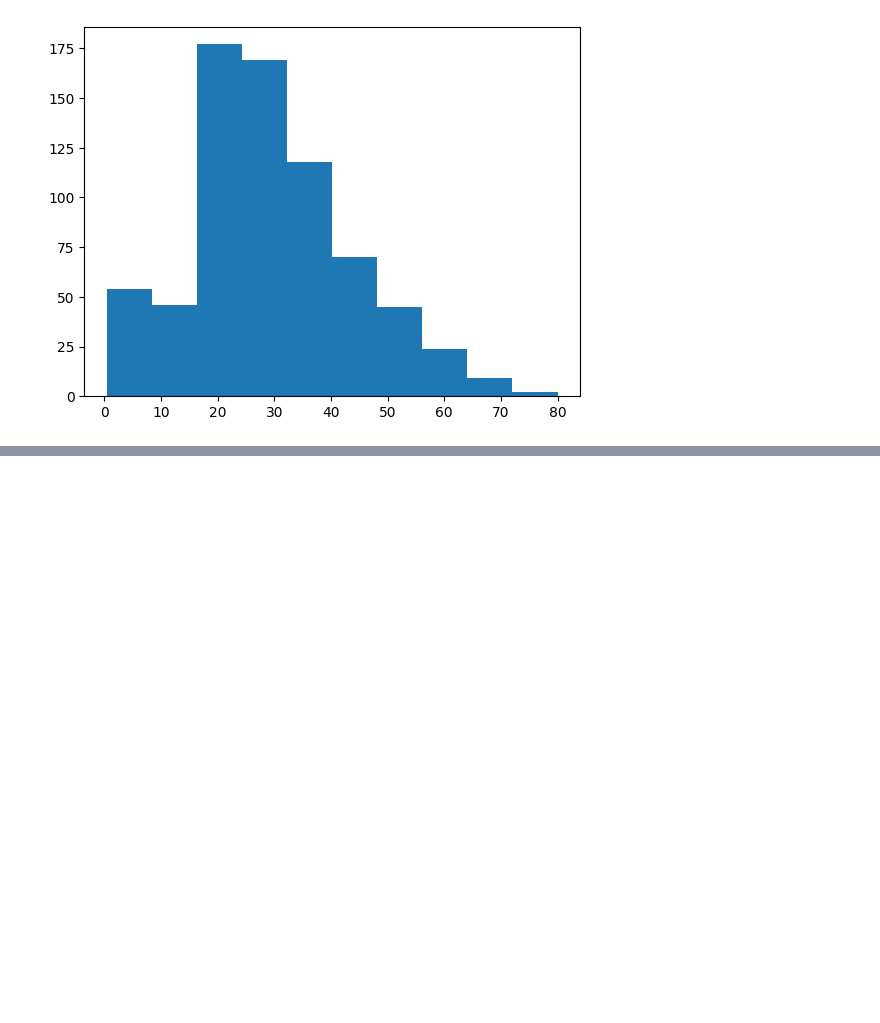
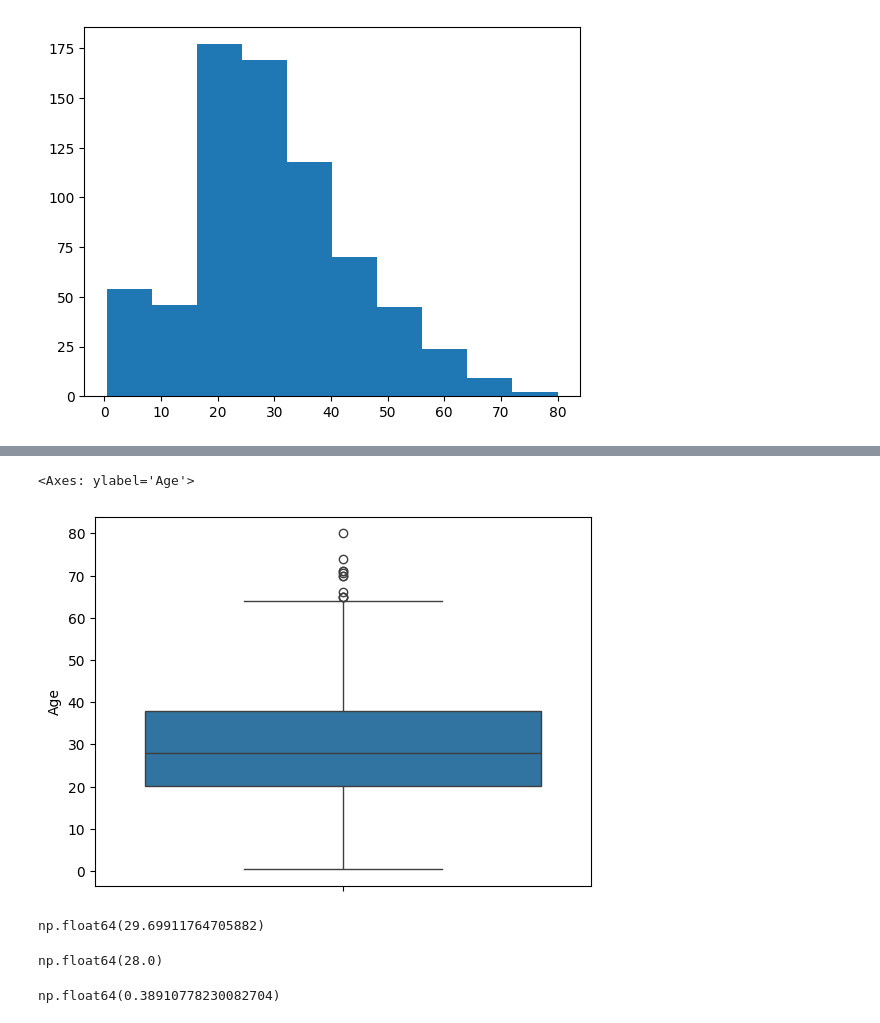
Before and after one commit to AuthRan/100-Days-of-ML, a Jupyter notebook: 2Univariate-Analysis.ipynb, the cells around one changed output, grey strips where cells are left out. Cells and saved outputs as stored; diff of their text form; code cells hidden in the pictures; blank space fills up the shorter version.

```diff
--- a/2Univariate-Analysis.ipynb
+++ b/2Univariate-Analysis.ipynb
@@ -64,0 +87,24 @@ plt.hist(df['Age'])
+# %%
+# It is used to give 5 number summary
+# Median - After sorting all the datapoints Bich wala value, Q1:25th percentile, Q3:25th percentile, Max/Min:Q1+1.5IQR(inter quartile range). Aur iske bhar jo bhi ho woh potential outlier hota hai.
+# So in future if you work with noisy data then you can plot a boxplot on a column to know how much noisy it is actually.
+sns.boxplot(df['Age'])
+# %% [output]
+<Axes: ylabel='Age'>
+[figure, added]
+# %%
+# You can now do normal math function on any column as
+df['Age'].mean()
+# %% [output]
+np.float64(29.69911764705882)
+# %%
+df['Age'].median() # which matches with the graph
+#df['Age].max()
+# %% [output]
+np.float64(28.0)
+# %%
+# You can calculate skewness of graph with skew function. SKewness of a graph means ki koi graph kitna symmetrical hai yani jitna max value utna hi min value bhi ho.
+# Skew() 0 mean perfectly skewed aur jitna positive mtlb utna positively skewed towards right side and if negative hai then negatively skewed towards left side.
+df['Age'].skew()
+# %% [output]
+np.float64(0.38910778230082704)
```
Also changed, not shown: parts of 4 cells of this notebook, 1 other file.
